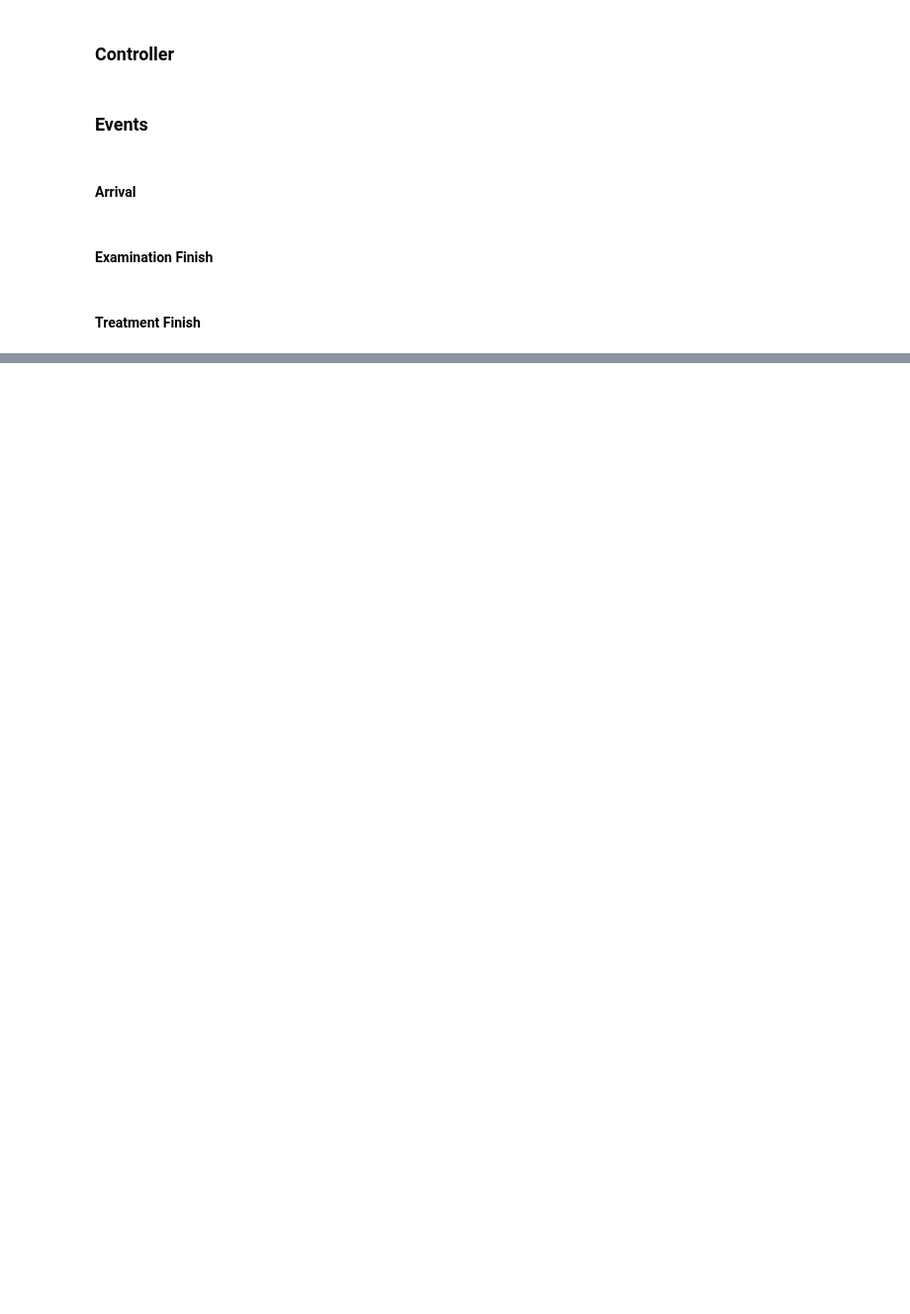
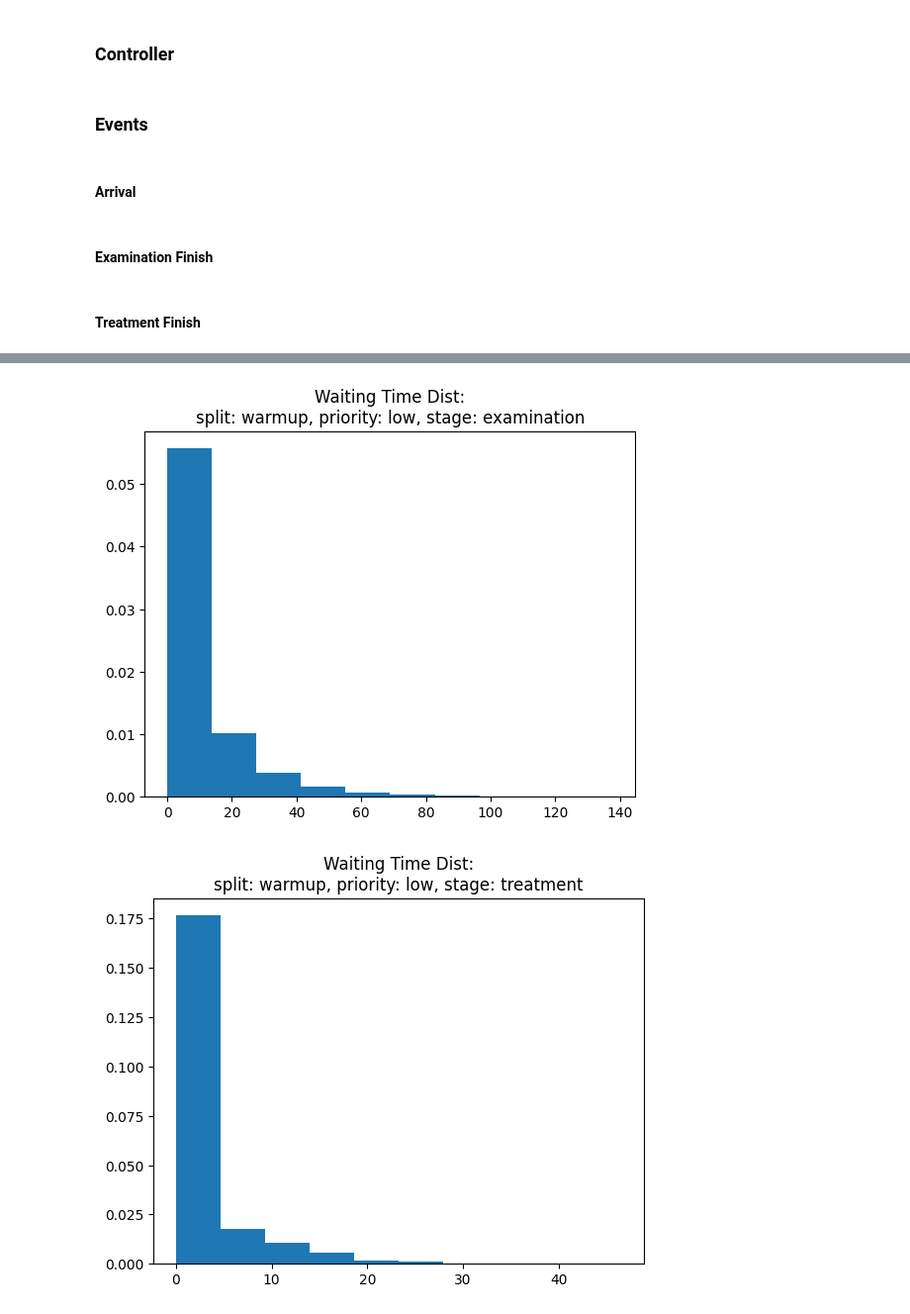
Before and after one commit to Hawmex/aut_principles_of_simulation, a Jupyter notebook: Class Assignments/project.ipynb, the cells around one changed output, grey strips where cells are left out. Shown at 99% size. Drawn from its saved outputs; the diff is of its cells as text; code cells hidden in the pictures; blank space fills up the shorter version.

```diff
--- a/Class Assignments/project.ipynb
+++ b/Class Assignments/project.ipynb
@@ -252 +381,32 @@ TREATMENT_FINISH_EVENT_INTERVAL = lambda patient: (
 )
+# %%
+allWarmupResults: List[Dict[str, float]] = []
+allFinalResults: List[Dict[str, float]] = []
+
+waitingDurations = {
+    split: {
+        priority: {stage: [] for stage in ["examination", "treatment"]}
+        for priority in ["low", "high"]
+    }
+    for split in ["warmup", "main"]
+}
+
+for i in range(100):
+    controller = HospitalController()
+    results = controller.simulate()
+
+    allWarmupResults.append(results["warmup"])
+    allFinalResults.append(results["main"])
+
+    for split in ["warmup", "main"]:
+        for priority in ["low", "high"]:
+            patients = [
+                patient
+                for patient in controller.treatedPatients[split]
+                if patient.priority == priority
+            ]
+
+            for stage in ["examination", "treatment"]:
+                waitingDurations[split][priority][stage] += [
+                    patient.getWaitingDuration(stage) for patient in patients
+                ]
@@ -252,0 +441,17 @@ TREATMENT_FINISH_EVENT_INTERVAL = lambda patient: (
+# %%
+for split in ["warmup", "main"]:
+    for priority in ["low", "high"]:
+        for stage in ["examination", "treatment"]:
+            durations = waitingDurations[split][priority][stage]
+
+            plt.figure()
+
+            plt.title(
+                f"Waiting Time Dist:\nsplit: {split}, priority: {priority}, stage: {stage}"
+            )
+
+            plt.hist(durations, density=True)
+            plt.show()
+# %% [output]
+[figure, added]
+[figure, added]
```
Also changed, not shown: parts of 23 cells of this notebook, 4 other files.
